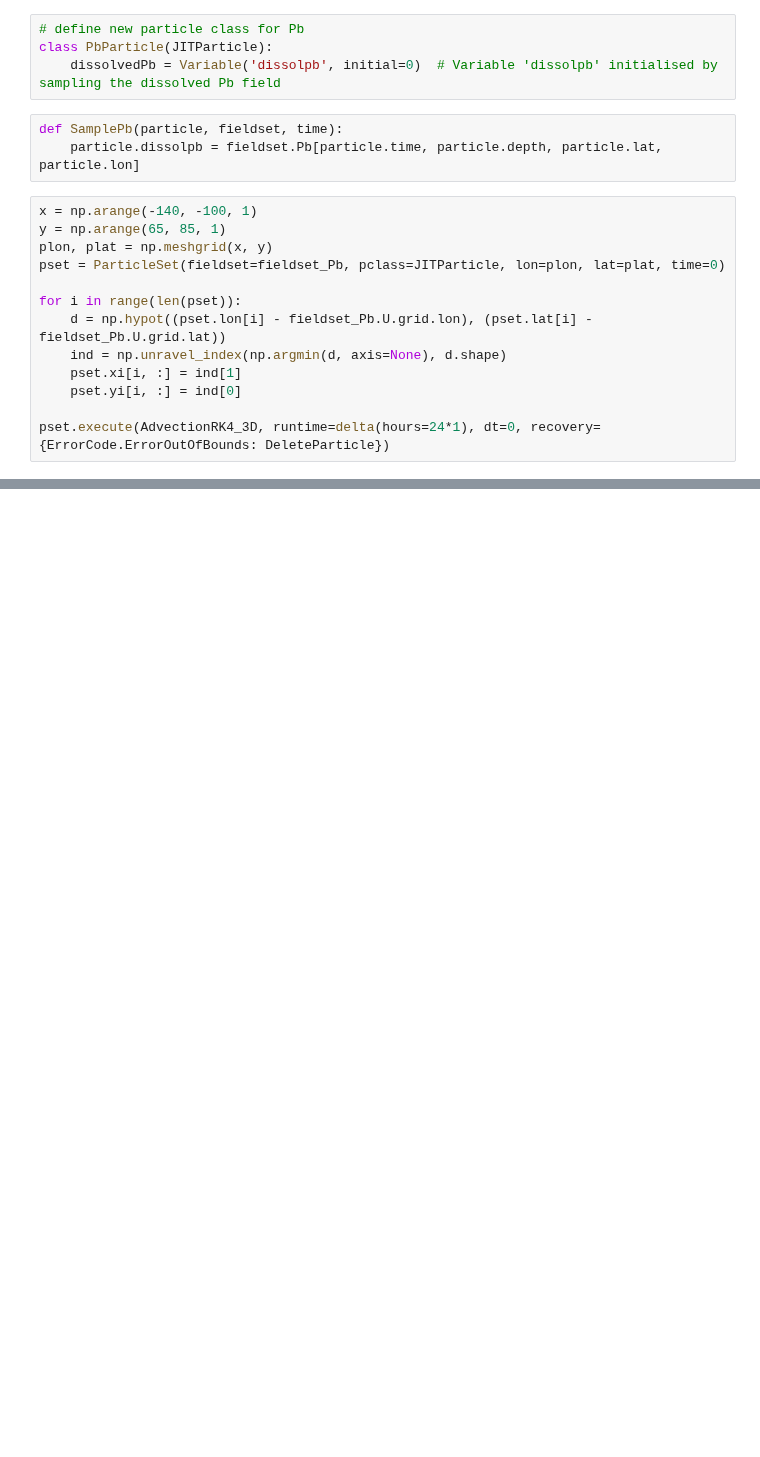
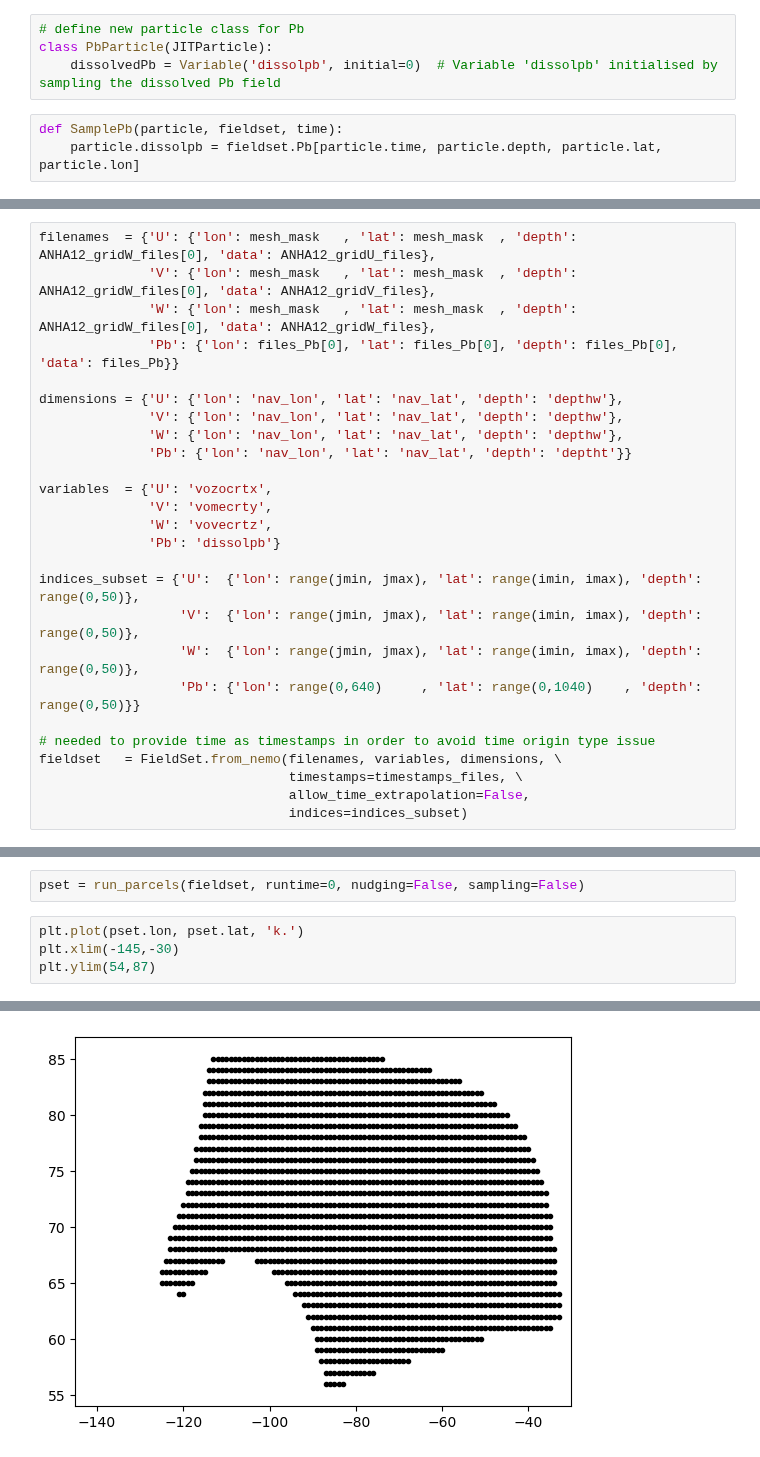
Before and after one commit to UBC-MOAD/analysis-brogalla, a Jupyter notebook: particle_tracking/experimentation/tracer-field-debugging.ipynb, the cells around one changed output, grey strips where cells are left out. Cells and saved outputs as stored; diff of their text form; blank space fills up the shorter version.

Commit message:
remove subsect indices to isolate the issue

```diff
--- a/particle_tracking/experimentation/tracer-field-debugging.ipynb
+++ b/particle_tracking/experimentation/tracer-field-debugging.ipynb
@@ -138,16 +64,3 @@ class PbParticle(JITParticle):
 # %%
 def SamplePb(particle, fieldset, time):
     particle.dissolpb = fieldset.Pb[particle.time, particle.depth, particle.lat, particle.lon]
-# %%
-x = np.arange(-140, -100, 1)
-y = np.arange(65, 85, 1)
-plon, plat = np.meshgrid(x, y)
-pset = ParticleSet(fieldset=fieldset_Pb, pclass=JITParticle, lon=plon, lat=plat, time=0)
-
-for i in range(len(pset)):
-    d = np.hypot((pset.lon[i] - fieldset_Pb.U.grid.lon), (pset.lat[i] - fieldset_Pb.U.grid.lat))
-    ind = np.unravel_index(np.argmin(d, axis=None), d.shape)
-    pset.xi[i, :] = ind[1]
-    pset.yi[i, :] = ind[0]
-
-pset.execute(AdvectionRK4_3D, runtime=delta(hours=24*1), dt=0, recovery={ErrorCode.ErrorOutOfBounds: DeleteParticle})
@@ -220,0 +91,26 @@ plt.scatter(pset.lon,pset.lat, c=pset.dissolpb, s=5)
+# %%
+filenames  = {'U': {'lon': mesh_mask   , 'lat': mesh_mask  , 'depth': ANHA12_gridW_files[0], 'data': ANHA12_gridU_files},
+              'V': {'lon': mesh_mask   , 'lat': mesh_mask  , 'depth': ANHA12_gridW_files[0], 'data': ANHA12_gridV_files},
+              'W': {'lon': mesh_mask   , 'lat': mesh_mask  , 'depth': ANHA12_gridW_files[0], 'data': ANHA12_gridW_files},
+              'Pb': {'lon': files_Pb[0], 'lat': files_Pb[0], 'depth': files_Pb[0], 'data': files_Pb}}
+
+dimensions = {'U': {'lon': 'nav_lon', 'lat': 'nav_lat', 'depth': 'depthw'},
+              'V': {'lon': 'nav_lon', 'lat': 'nav_lat', 'depth': 'depthw'},
+              'W': {'lon': 'nav_lon', 'lat': 'nav_lat', 'depth': 'depthw'},
+              'Pb': {'lon': 'nav_lon', 'lat': 'nav_lat', 'depth': 'deptht'}}
+
+variables  = {'U': 'vozocrtx',
+              'V': 'vomecrty',
+              'W': 'vovecrtz',
+              'Pb': 'dissolpb'}
+
+indices_subset = {'U':  {'lon': range(jmin, jmax), 'lat': range(imin, imax), 'depth': range(0,50)},
+                  'V':  {'lon': range(jmin, jmax), 'lat': range(imin, imax), 'depth': range(0,50)},
+                  'W':  {'lon': range(jmin, jmax), 'lat': range(imin, imax), 'depth': range(0,50)},
+                  'Pb': {'lon': range(0,640)     , 'lat': range(0,1040)    , 'depth': range(0,50)}}
+
+# needed to provide time as timestamps in order to avoid time origin type issue
+fieldset   = FieldSet.from_nemo(filenames, variables, dimensions, \
+                                timestamps=timestamps_files, \
+                                allow_time_extrapolation=False,
+                                indices=indices_subset)
@@ -220,0 +119,7 @@ plt.scatter(pset.lon,pset.lat, c=pset.dissolpb, s=5)
+# %%
+pset = run_parcels(fieldset, runtime=0, nudging=False, sampling=False)
+# %%
+plt.plot(pset.lon, pset.lat, 'k.')
+plt.xlim(-145,-30)
+plt.ylim(54,87)
+# %% [output]
@@ -220,0 +127 @@ plt.scatter(pset.lon,pset.lat, c=pset.dissolpb, s=5)
+[figure, added]
```
Also changed, not shown: parts of 51 cells of this notebook.
